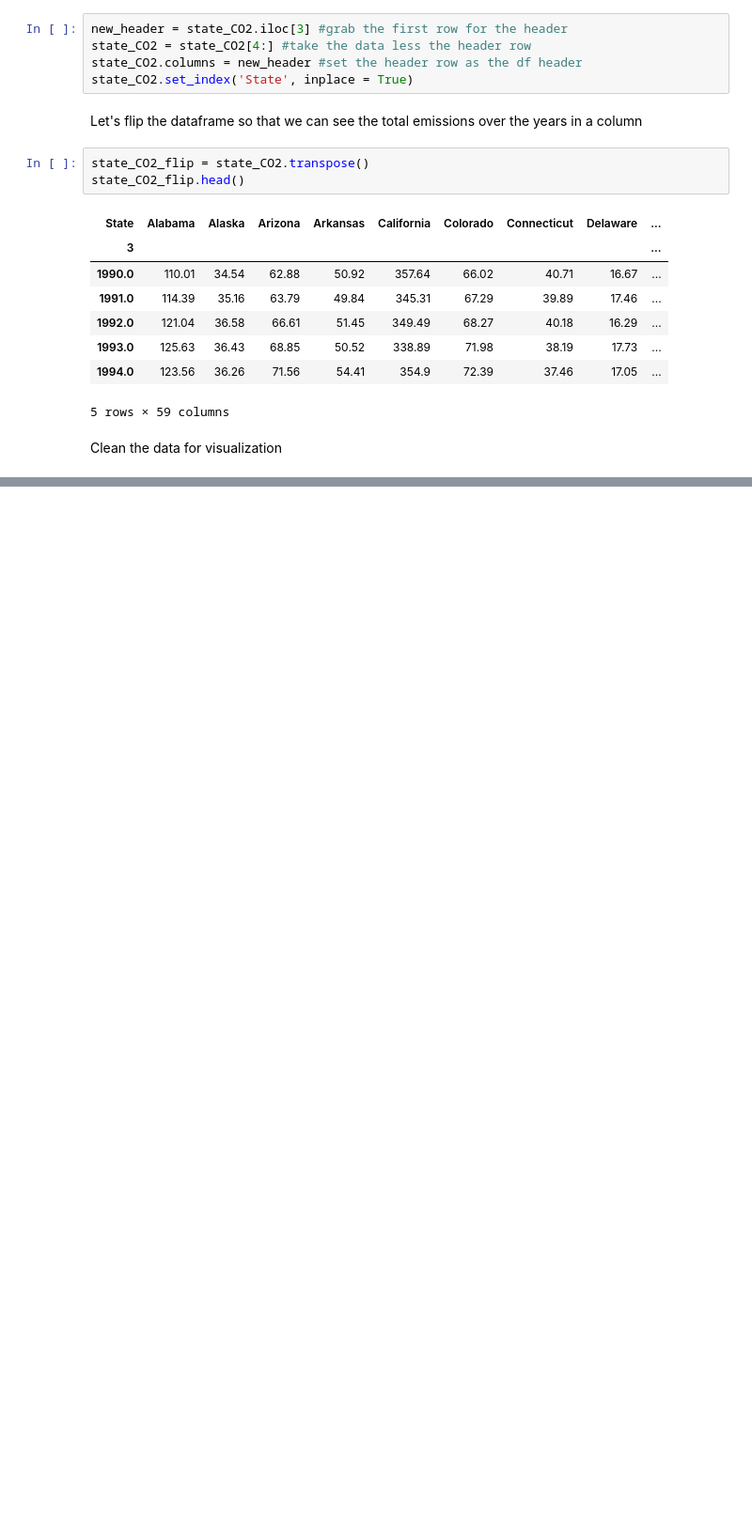
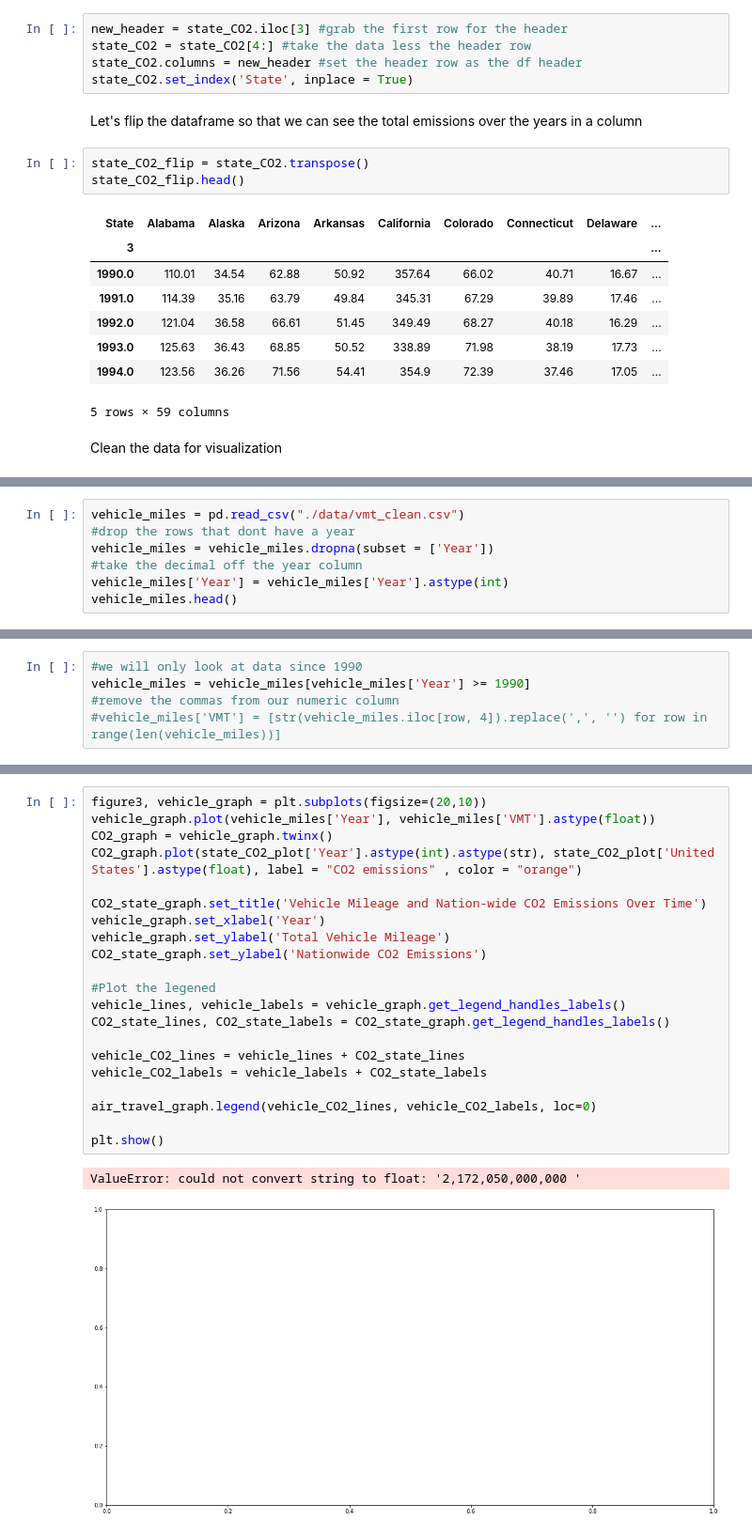
Before and after one commit to baileywellen/COVID-environmental-impact, a Jupyter notebook: EDA_Transportation_CO2.ipynb, the cells around one changed output, grey strips where cells are left out. Shown at 94% size. Saved outputs shown, nothing was run; the diff lists cells and outputs as text; blank space fills up the shorter version.

```diff
--- a/EDA_Transportation_CO2.ipynb
+++ b/EDA_Transportation_CO2.ipynb
@@ -246,0 +331,7 @@ s
+# %%
+vehicle_miles = pd.read_csv("./data/vmt_clean.csv")
+#drop the rows that dont have a year
+vehicle_miles = vehicle_miles.dropna(subset = ['Year'])
+#take the decimal off the year column
+vehicle_miles['Year'] = vehicle_miles['Year'].astype(int)
+vehicle_miles.head()
@@ -246,0 +345,5 @@ s
+# %%
+#we will only look at data since 1990
+vehicle_miles = vehicle_miles[vehicle_miles['Year'] >= 1990]
+#remove the commas from our numeric column
+#vehicle_miles['VMT'] = [str(vehicle_miles.iloc[row, 4]).replace(',', '') for row in range(len(vehicle_miles))]
@@ -246,0 +370,24 @@ s
+# %%
+figure3, vehicle_graph = plt.subplots(figsize=(20,10))
+vehicle_graph.plot(vehicle_miles['Year'], vehicle_miles['VMT'].astype(float))
+CO2_graph = vehicle_graph.twinx()
+CO2_graph.plot(state_CO2_plot['Year'].astype(int).astype(str), state_CO2_plot['United States'].astype(float), label = "CO2 emissions" , color = "orange")
+
+CO2_state_graph.set_title('Vehicle Mileage and Nation-wide CO2 Emissions Over Time')
+vehicle_graph.set_xlabel('Year')
+vehicle_graph.set_ylabel('Total Vehicle Mileage')
+CO2_state_graph.set_ylabel('Nationwide CO2 Emissions')
+
+#Plot the legened
+vehicle_lines, vehicle_labels = vehicle_graph.get_legend_handles_labels()
+CO2_state_lines, CO2_state_labels = CO2_state_graph.get_legend_handles_labels()
+
+vehicle_CO2_lines = vehicle_lines + CO2_state_lines
+vehicle_CO2_labels = vehicle_labels + CO2_state_labels
+
+air_travel_graph.legend(vehicle_CO2_lines, vehicle_CO2_labels, loc=0)
+
+plt.show()
+# %% [output]
+ValueError: could not convert string to float: '2,172,050,000,000 '
+[figure, added]
```
Also changed, not shown: parts of 19 cells of this notebook, 22 other files.
